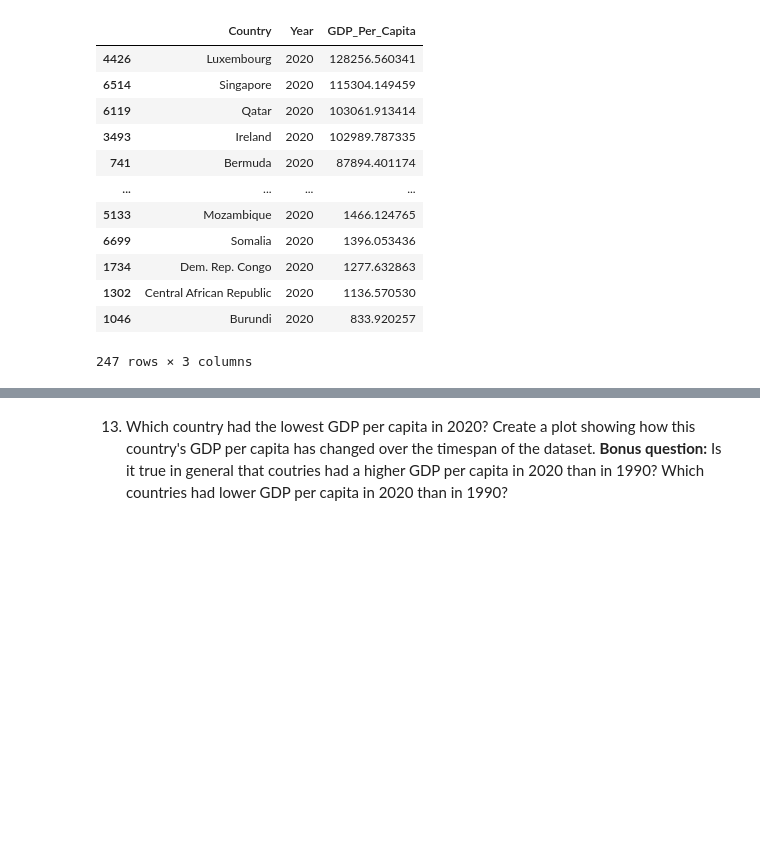
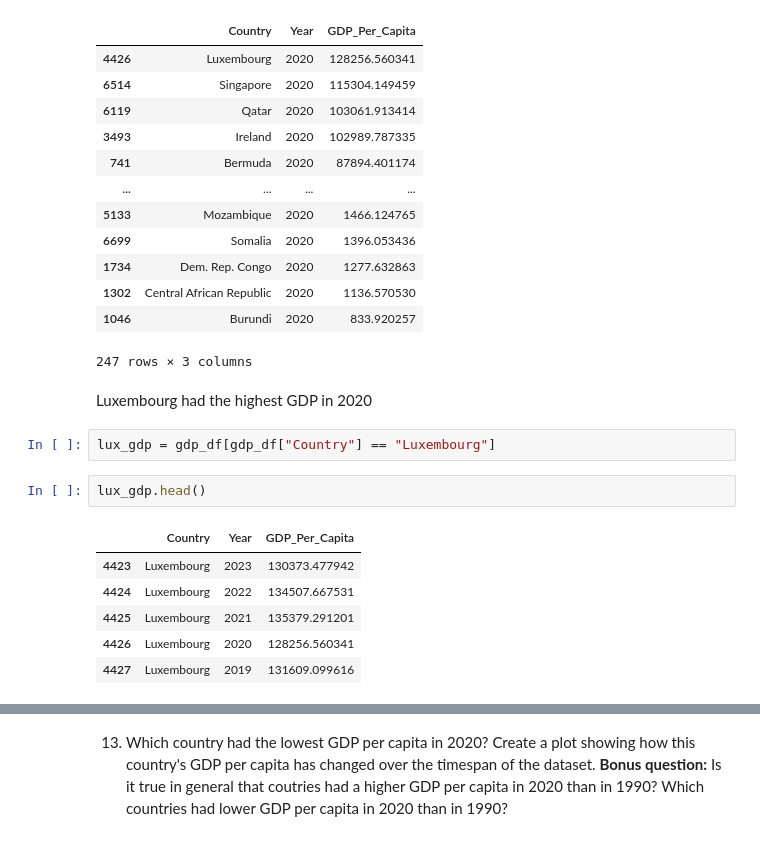
Before and after one commit to NSS-Data-Analytics-Cohort-14/gdp-and-internet-usage-kshaffer93, a Jupyter notebook: notebooks/example.ipynb, the cells around one changed output, grey strips where cells are left out. Drawn from its saved outputs; the diff is of its cells as text; blank space fills up the shorter version.

```diff
--- a/notebooks/example.ipynb
+++ b/notebooks/example.ipynb
@@ -231,3 +231,16 @@ gdp_df[gdp_df["Year"] == 2020].sort_values("GDP_Per_Capita", ascending=False)
 | 1302 | Central African Republic | 2020 | 1136.570530 |
 | 1046 | Burundi | 2020 | 833.920257 |
 247 rows × 3 columns
+# %% [markdown]
+Luxembourg had the highest GDP in 2020
+# %%
+lux_gdp = gdp_df[gdp_df["Country"] == "Luxembourg"]
+# %%
+lux_gdp.head()
+# %% [output]
+|  | Country | Year | GDP_Per_Capita |
+| 4423 | Luxembourg | 2023 | 130373.477942 |
+| 4424 | Luxembourg | 2022 | 134507.667531 |
+| 4425 | Luxembourg | 2021 | 135379.291201 |
+| 4426 | Luxembourg | 2020 | 128256.560341 |
+| 4427 | Luxembourg | 2019 | 131609.099616 |
```
Also changed, not shown: parts of 1 cell of this notebook.
